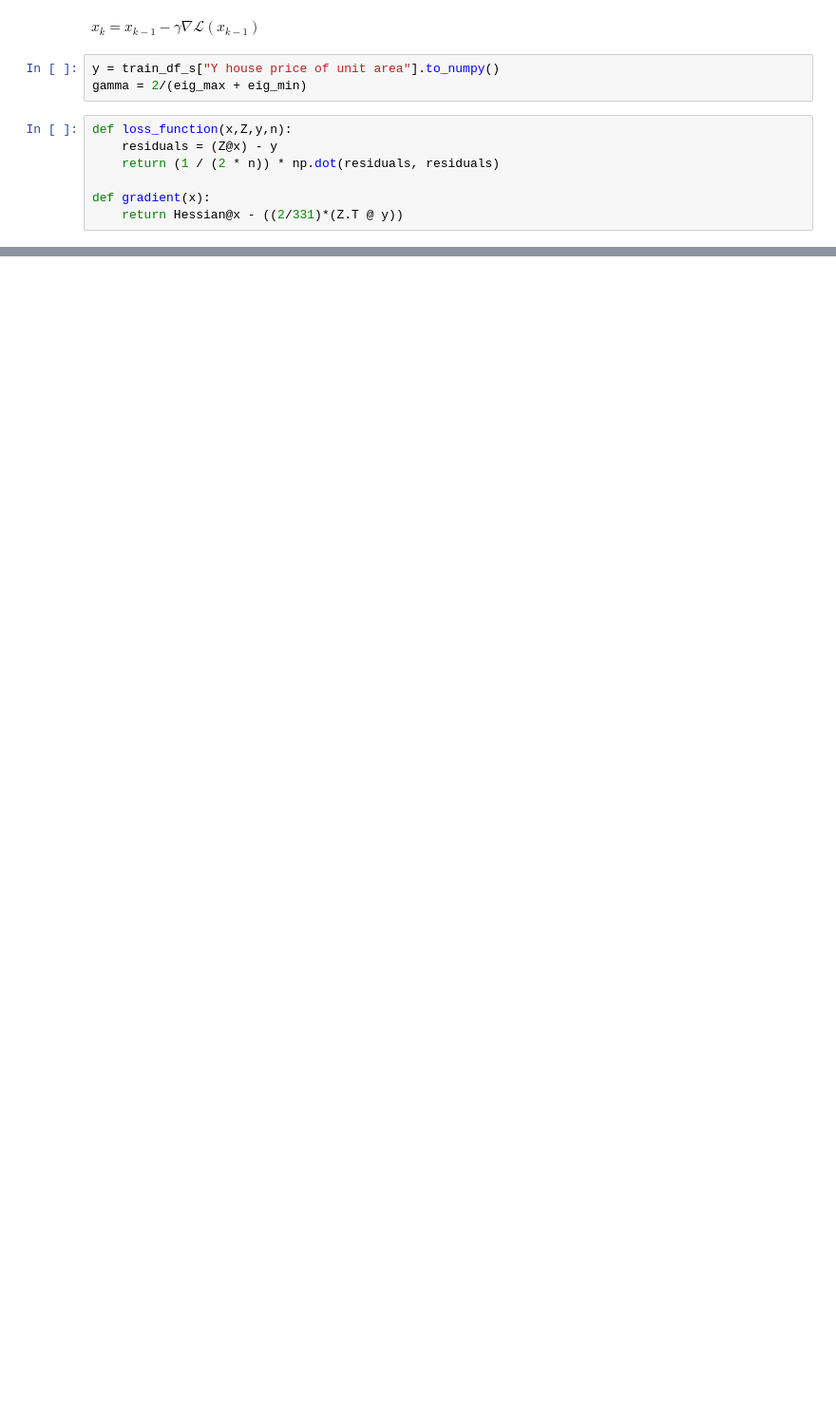
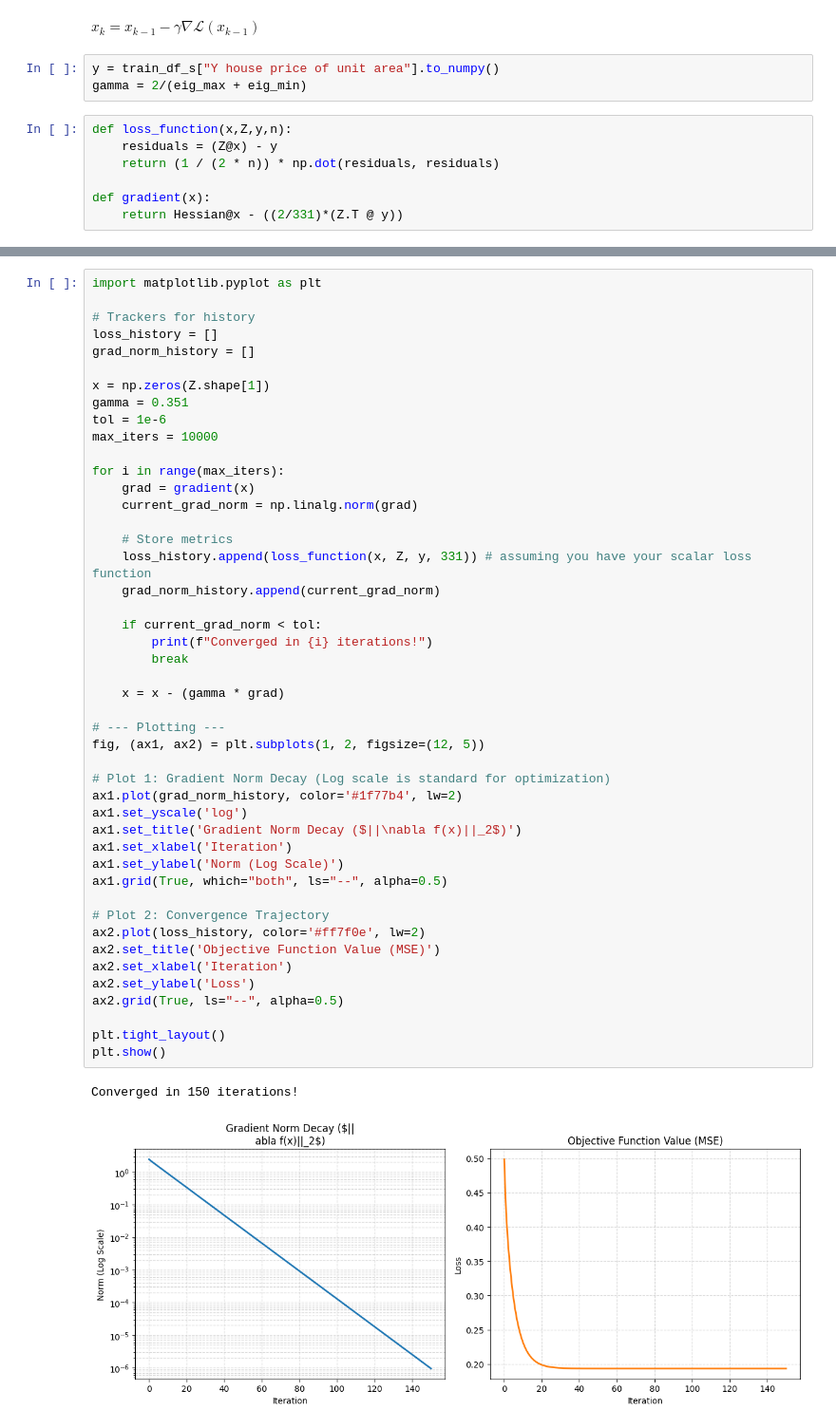
Before and after one commit to Tanisha7320/custom-regression-optimizer, a Jupyter notebook: Untitled-1.ipynb, the cells around one changed output, grey strips where cells are left out. Shown at 95% size. Cells and saved outputs as stored; diff of their text form; blank space fills up the shorter version.

```diff
--- a/Untitled-1.ipynb
+++ b/Untitled-1.ipynb
@@ -127,0 +151,49 @@ converged in 154 iterations
+# %%
+import matplotlib.pyplot as plt
+
+# Trackers for history
+loss_history = []
+grad_norm_history = []
+
+x = np.zeros(Z.shape[1])
+gamma = 0.351
+tol = 1e-6
+max_iters = 10000
+
+for i in range(max_iters):
+    grad = gradient(x)
+    current_grad_norm = np.linalg.norm(grad)
+
+    # Store metrics
+    loss_history.append(loss_function(x, Z, y, 331)) # assuming you have your scalar loss function
+    grad_norm_history.append(current_grad_norm)
+
+    if current_grad_norm < tol:
+        print(f"Converged in {i} iterations!")
+        break
+
+    x = x - (gamma * grad)
+
+# --- Plotting ---
+fig, (ax1, ax2) = plt.subplots(1, 2, figsize=(12, 5))
+
+# Plot 1: Gradient Norm Decay (Log scale is standard for optimization)
+ax1.plot(grad_norm_history, color='#1f77b4', lw=2)
+ax1.set_yscale('log')
+ax1.set_title('Gradient Norm Decay ($||\nabla f(x)||_2$)')
+ax1.set_xlabel('Iteration')
+ax1.set_ylabel('Norm (Log Scale)')
+ax1.grid(True, which="both", ls="--", alpha=0.5)
+
+# Plot 2: Convergence Trajectory
+ax2.plot(loss_history, color='#ff7f0e', lw=2)
+ax2.set_title('Objective Function Value (MSE)')
+ax2.set_xlabel('Iteration')
+ax2.set_ylabel('Loss')
+ax2.grid(True, ls="--", alpha=0.5)
+
+plt.tight_layout()
+plt.show()
+# %% [output]
+Converged in 150 iterations!
+[figure, added]
```
Also changed, not shown: parts of 6 cells of this notebook.
